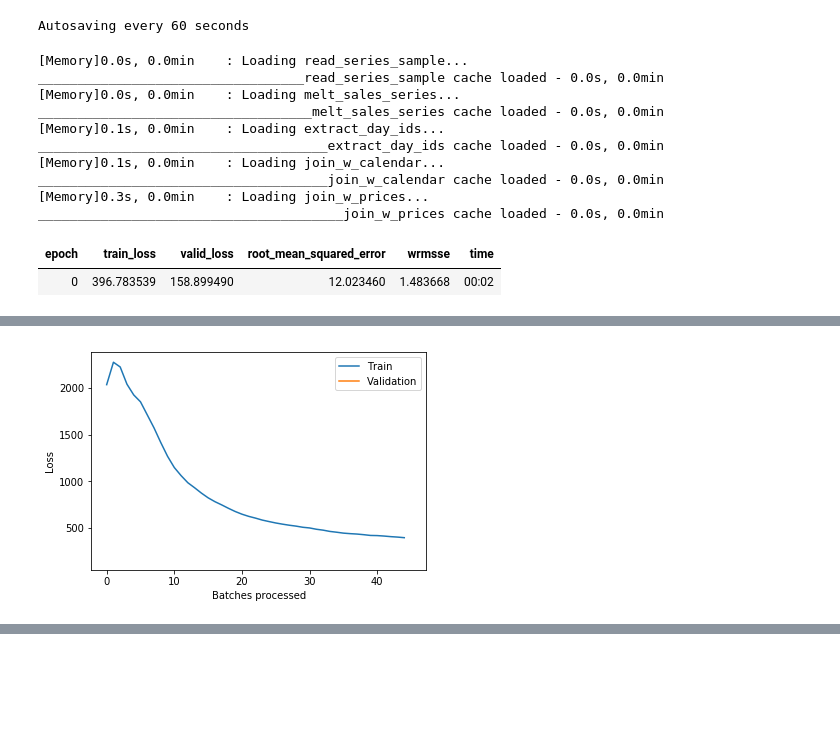
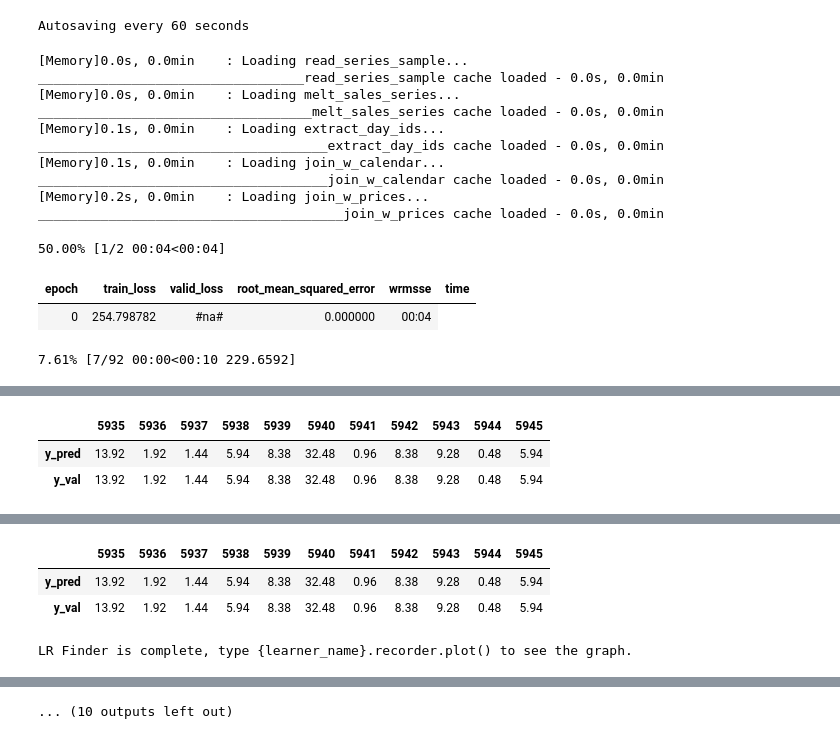
Before and after one commit to cluePrints/data-sci-fience, a Jupyter notebook: m5-forecasting-accuracy/0500. Pipeline-ish.ipynb, the cells around one changed output, grey strips where cells are left out. Cells and saved outputs as stored; diff of their text form; code cells hidden in the pictures; blank space fills up the shorter version.

Commit message:
Plug actual predicted values & not val into the eval func

```diff
--- a/m5-forecasting-accuracy/0500. Pipeline-ish.ipynb
+++ b/m5-forecasting-accuracy/0500. Pipeline-ish.ipynb
@@ -17,17 +17,20 @@ processed = 'processed'
 submissions = 'submissions'
 tmp = 'tmp'
 
+n_days_total = 1913
+trn_days = 1910
 n_total_series = 30490
+n_sample_series = 10
 
 from joblib import Memory
 location = './tmp'
 memory = Memory(location, verbose=5)
 
 @memory.cache
-def read_series_sample(n_sample_series = 10):
+def read_series_sample(n = 10):
     sample_idx = set(np.random.choice(
-        range(1, n_total_series + 1),
-        n_sample_series
+        range(1, n + 1),
+        n
     ))
 
     # header
@@ -56,16 +59,16 @@ def melt_sales_series(df_sales_train):
 
 @memory.cache
 def extract_day_ids(df_sales_train_melt):
-    sales_columns = [f'd_{col}' for col in range(1,1913+1)]
+    sales_columns = [f'd_{col}' for col in range(1, n_days_total+1)]
     mapping = {col: int(col.split('_')[1]) for col in sales_columns}
     df_sales_train_melt['day_id'] = df_sales_train_melt['day_id'].map(mapping)
 
     import datetime
     d_1_date = pd.to_datetime('2011-01-29')
-    mapping = {day:(d_1_date + datetime.timedelta(days=day-1)) for day in range(1, 1913+1)}
+    mapping = {day:(d_1_date + datetime.timedelta(days=day-1)) for day in range(1, n_days_total+1)}
     df_sales_train_melt['day_date'] = df_sales_train_melt['day_id'].map(mapping)
 
-    mapping = {day:str((d_1_date + datetime.timedelta(days=day-1)).date()) for day in range(1, 1913+1)}
+    mapping = {day:str((d_1_date + datetime.timedelta(days=day-1)).date()) for day in range(1, n_days_total+1)}
     # gonna need it for joining with calendars & stuff
     df_sales_train_melt['day_date_str'] = df_sales_train_melt['day_id'].map(mapping)
 
@@ -100,16 +103,17 @@ def join_w_prices(partition):
     return partition
 
 from fastai.tabular import *
+from IPython.display import display
+
 
 def _wrmsse(y, val, trn):
-    from torch import tensor
-    if (len(y) < len(val)):
-        return tensor(0.)
-
     pred = val.copy()
     pred['sales_dollars'] = y
+    display(pd.DataFrame({'y_pred': y, 'y_val': val['sales_dollars']}).transpose())
+    # TODO: rounding differently might be important for sporadic sales on lower-volume items
     pred['sales'] = pred['sales_dollars'] / pred['sell_price']
     pred['sales'].fillna(0, inplace=True)
+    pred['sales'] = pred['sales'].astype('int')
     val_w_aggs = with_aggregate_series(val.copy())
     trn_w_aggs = with_aggregate_series(trn.copy())
     pred_w_aggs = with_aggregate_series(pred.copy())
@@ -134,23 +138,23 @@ class MyMetrics(LearnerCallback):
 
     def on_train_begin(self, **kwargs):
         self.learn.recorder.add_metric_names(['wrmsse'])
+        pass
 
     def on_epoch_end(self, last_metrics, **kwargs):
         rec = self.learn.recorder
-        preds, y = self.learn.get_preds(DatasetType.Valid)
+        preds, y_val = self.learn.get_preds(DatasetType.Valid)
+        y_pred = preds.numpy().flatten()
         self.learn.recorder = rec
-        score = _wrmsse(y, self.val, self.trn)
+        score = _wrmsse(y_pred, self.val, self.trn)
         return {'last_metrics': last_metrics + [score]}
 
 def model_as_tabular(df_sales_train_melt):
-    df_sample = df_sales_train_melt.query('sales_dollars > 0')
+    df_sample = df_sales_train_melt.query('sales_dollars > 0').reset_index(drop=True)
+    valid_idx = np.flatnonzero(df_sample['day_id'] > trn_days)
 
-    day_ids = list(sorted(df_sample['day_id'].unique()))
-    valid_idx = np.flatnonzero(df_sample['day_id'] > 1000)
-
-    val_mask = df_sales_train_melt.index.isin(valid_idx)
-    val = sales_series[val_mask]
-    trn = sales_series[~val_mask]
+    val_mask = df_sample.index.isin(valid_idx)
+    val = df_sample[val_mask]
+    trn = df_sample[~val_mask]
 
     my_metrics_cb = partial(MyMetrics, val=val, trn=trn)
 
@@ -164,12 +168,16 @@ def model_as_tabular(df_sales_train_melt):
                                     procs=procs, cat_names=cat_names)
 
     sales_range = df_sales_train_melt.agg({dep_var: ['min', 'max']})
-    learn = tabular_learner(data, layers=[1000,100], emb_szs=None, metrics=[rmse],
-                        y_range=sales_range[dep_var].values, callback_fns=[my_metrics_cb])
-    #learn.lr_find()
-    #fig = learn.recorder.plot(return_fig=True)
-    #fig.savefig('lr_find.png')
-    learn.fit_one_cycle(1, 1e-1)
+    learn = tabular_learner(data, layers=[1000,1000], emb_szs=None, metrics=[rmse],
+                        y_range=sales_range[dep_var].values, callback_fns=[my_metrics_cb],
+                        use_bn=False,
+                        wd=0)
+    # Note to self: default wd seem to big - results converged to basically nothing in the first ep
+    learn.lr_find()
+    fig = learn.recorder.plot(return_fig=True)
+    fig.savefig('lr_find.png')
+    !open lr_find.png
+    learn.fit_one_cycle(5, 1e1)
     fig = learn.recorder.plot_losses(return_fig=True)
     fig.savefig('loss_log.png')
 
@@ -177,39 +185,46 @@ def model_as_tabular(df_sales_train_melt):
     the above is pretty unstable, still we sort of got it to overfit slightly
     epoch     train_loss  valid_loss  root_mean_squared_error  time
     0         83.365913   53.201424   7.188121                 00:00
     1         56.507870   55.011505   7.313859                 00:00
     2         48.014706   55.011673   7.313872                 00:00
     3         44.242149   55.001785   7.313148                 00:00
     4         42.347946   57.570885   7.462979                 00:00
     epoch     train_loss  valid_loss  root_mean_squared_error  time
     0         99.312691   88.176826   9.289624                 00:00
     1         53.812771   45.480507   6.625162                 00:00
     2         35.418938   19.952007   4.353195                 00:00
     3         23.099392   17.516432   4.008787                 00:00
     4         17.082275   17.641117   4.019526                 00:00
     """
-    return learn, valid_idx
+    return learn, trn, val
 
-sales_series = read_series_sample()
+sales_series = read_series_sample(n_sample_series)
 sales_series = melt_sales_series(sales_series)
 sales_series = extract_day_ids(sales_series)
 sales_series = join_w_calendar(sales_series)
 sales_series = join_w_prices(sales_series)
-learn, valid_idx = model_as_tabular(sales_series)
-preds, y = learn.get_preds(DatasetType.Valid)
+learn, trn, val = model_as_tabular(sales_series)
 # %% [output]
 [Memory]0.0s, 0.0min    : Loading read_series_sample...
 __________________________________read_series_sample cache loaded - 0.0s, 0.0min
 [Memory]0.0s, 0.0min    : Loading melt_sales_series...
 ___________________________________melt_sales_series cache loaded - 0.0s, 0.0min
 [Memory]0.1s, 0.0min    : Loading extract_day_ids...
 _____________________________________extract_day_ids cache loaded - 0.0s, 0.0min
 [Memory]0.1s, 0.0min    : Loading join_w_calendar...
 _____________________________________join_w_calendar cache loaded - 0.0s, 0.0min
-[Memory]0.3s, 0.0min    : Loading join_w_prices...
+[Memory]0.2s, 0.0min    : Loading join_w_prices...
 _______________________________________join_w_prices cache loaded - 0.0s, 0.0min
+50.00% [1/2 00:04<00:04]
 | epoch | train_loss | valid_loss | root_mean_squared_error | wrmsse | time |
-| 0 | 396.783539 | 158.899490 | 12.023460 | 1.483668 | 00:02 |
+| 0 | 254.798782 | #na# | 0.000000 | 00:04 |
+7.61% [7/92 00:00<00:10 229.6592]
 [interactive output not drawn]
+|  | 5935 | 5936 | 5937 | 5938 | 5939 | 5940 | 5941 | 5942 | 5943 | 5944 | 5945 |
+| y_pred | 13.92 | 1.92 | 1.44 | 5.94 | 8.38 | 32.48 | 0.96 | 8.38 | 9.28 | 0.48 | 5.94 |
+| y_val | 13.92 | 1.92 | 1.44 | 5.94 | 8.38 | 32.48 | 0.96 | 8.38 | 9.28 | 0.48 | 5.94 |
 [interactive output not drawn]
-[figure, removed]
+|  | 5935 | 5936 | 5937 | 5938 | 5939 | 5940 | 5941 | 5942 | 5943 | 5944 | 5945 |
+| y_pred | 13.92 | 1.92 | 1.44 | 5.94 | 8.38 | 32.48 | 0.96 | 8.38 | 9.28 | 0.48 | 5.94 |
+| y_val | 13.92 | 1.92 | 1.44 | 5.94 | 8.38 | 32.48 | 0.96 | 8.38 | 9.28 | 0.48 | 5.94 |
+LR Finder is complete, type {learner_name}.recorder.plot() to see the graph.
@@ -215,0 +241 @@ _______________________________________join_w_prices cache loaded - 0.0s, 0.0min
+... (10 outputs left out)
```
Also changed, not shown: parts of 11 cells of this notebook, 1 other file.
